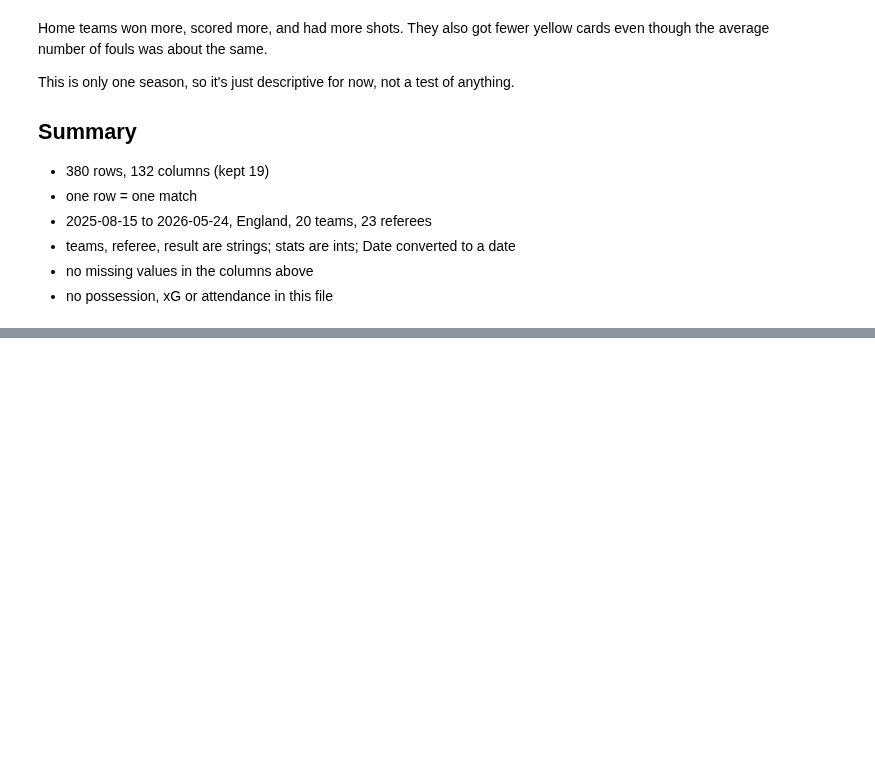
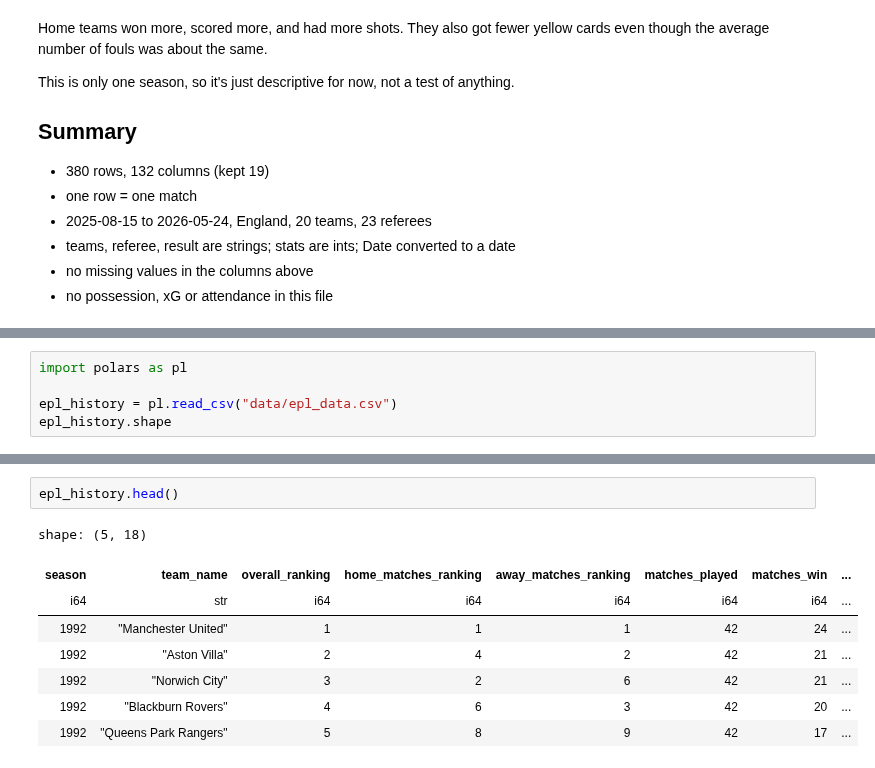
Before and after one commit to YoussefEgh/cs418-football, a Jupyter notebook: data_acquisition.ipynb, the cells around one changed output, grey strips where cells are left out. Drawn from its saved outputs; the diff is of its cells as text; blank space fills up the shorter version.

```diff
--- a/data_acquisition.ipynb
+++ b/data_acquisition.ipynb
@@ -236,0 +243,5 @@ This is only one season, so it's just descriptive for now, not a test of anythin
+# %%
+import polars as pl
+
+epl_history = pl.read_csv("data/epl_data.csv")
+epl_history.shape
@@ -236,0 +336,11 @@ This is only one season, so it's just descriptive for now, not a test of anythin
+# %%
+epl_history.head()
+# %% [output]
+shape: (5, 18)
+| season | team_name | overall_ranking | home_matches_ranking | away_matches_ranking | matches_played | matches_win | ... |
+| i64 | str | i64 | i64 | i64 | i64 | i64 | ... |
+| 1992 | "Manchester United" | 1 | 1 | 1 | 42 | 24 | ... |
+| 1992 | "Aston Villa" | 2 | 4 | 2 | 42 | 21 | ... |
+| 1992 | "Norwich City" | 3 | 2 | 6 | 42 | 21 | ... |
+| 1992 | "Blackburn Rovers" | 4 | 6 | 3 | 42 | 20 | ... |
+| 1992 | "Queens Park Rangers" | 5 | 8 | 9 | 42 | 17 | ... |
```
Also changed, not shown: parts of 8 cells of this notebook.
